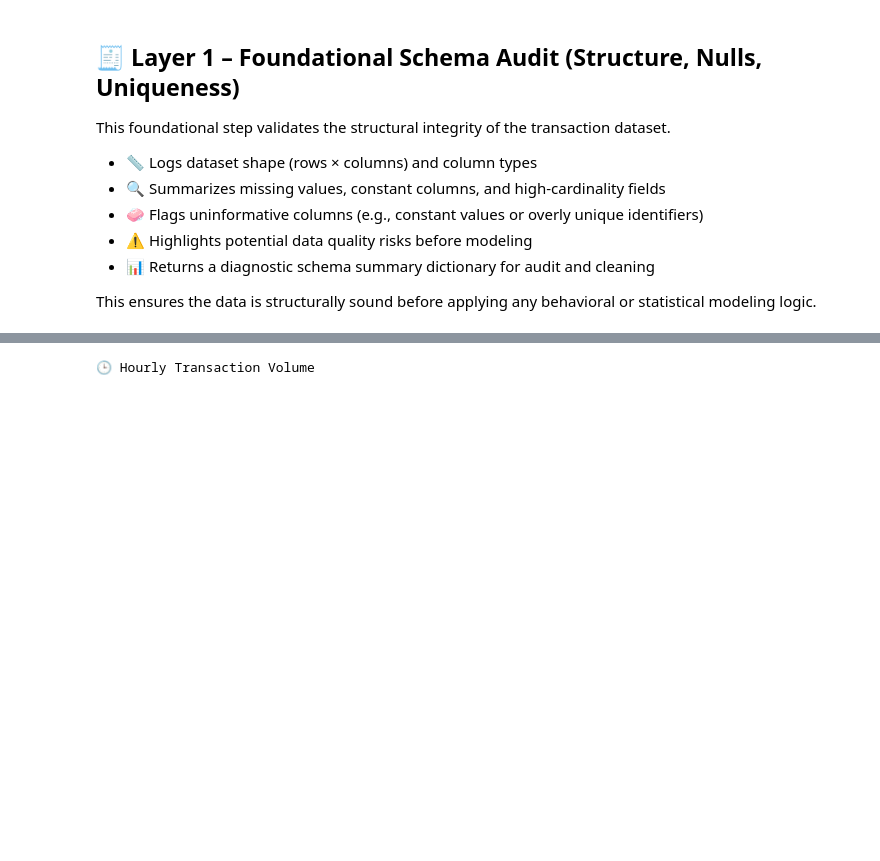
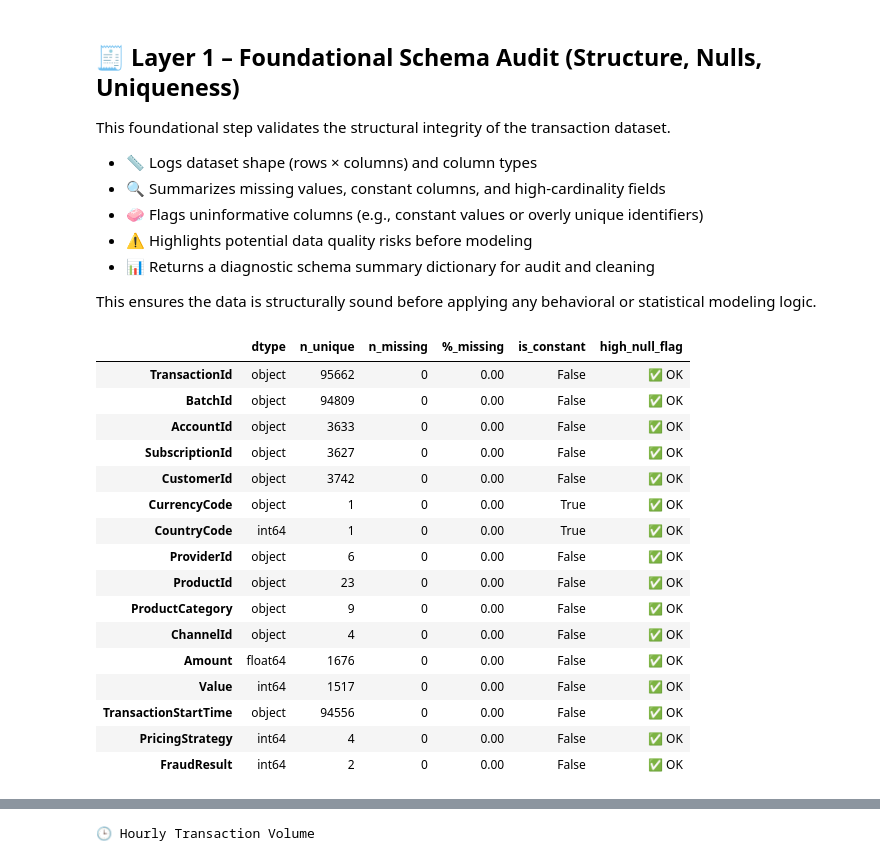
Before and after one commit to NabloP/b5w5-credit-scoring-challenge, a Jupyter notebook: notebooks/task-2-eda.ipynb, the cells around one changed output, grey strips where cells are left out. Saved outputs shown, nothing was run; the diff lists cells and outputs as text; code cells hidden in the pictures; blank space fills up the shorter version.

```diff
--- a/notebooks/task-2-eda.ipynb
+++ b/notebooks/task-2-eda.ipynb
@@ -135,36 +155,69 @@ This foundational step validates the structural integrity of the transaction dat
 
 This ensures the data is structurally sound before applying any behavioral or statistical modeling logic.
 # %%
-# ------------------------------------------------------------------------------
-# 🧾 Layer 1 – Foundational Schema Audit (Refactored, Defensive)
-# ------------------------------------------------------------------------------
+# ───────────────────────────────────────────────────────────────────────────────
+# 🧾 Layer 1 – Foundational Schema Audit (Refactored, Defensive, Styled)
+# ───────────────────────────────────────────────────────────────────────────────
 
-# ✅ Import the defensive schema auditor
+# ✅ 1. Import the defensive SchemaAuditor class
 from src.eda.schema_auditor import SchemaAuditor
 
-# ✅ Step 1: Initialize auditor with loaded transaction DataFrame
+# ✅ 2. Initialize SchemaAuditor with the transactional DataFrame
 auditor = SchemaAuditor(df)
 
-# ✅ Step 2: Run schema audit and capture report
-schema_report = auditor.report()
+# ✅ 3. Generate schema summary and capture results
+schema_summary_df = auditor.summarize_schema()
 
-# ✅ Step 3: Display top-level diagnostics
-print("📦 Dataset Overview")
-print(f"→ Rows:     {schema_report['shape'][0]:,}")
-print(f"→ Columns:  {schema_report['shape'][1]}")
+# ✅ 4. Display styled schema summary for notebook review (optional, safe fallback)
+try:
+    display(auditor.styled_summary())
+except Exception:
+    print("⚠️ Styled schema display skipped (non-notebook environment detected).")
 
+# ✅ 5. Print concise diagnostics on schema health
+auditor.print_diagnostics()
+
+# ✅ 6. Check for duplicate identifiers (adjust column names as needed)
+# Ensure correct case: use "CustomerId" not "CustomerID"
+auditor.check_duplicate_ids(id_columns=["CustomerId"])
+
+# ✅ 7. Manual schema snapshot for reproducibility (useful in reports or scripting)
+
+print("\n📦 Dataset Overview")
+print(f"→ Rows:    {df.shape[0]:,}")
+print(f"→ Columns: {df.shape[1]}")
+
+# 🧊 List columns with constant values (no variance)
+constant_cols = schema_summary_df[schema_summary_df["is_constant"]].index.tolist()
 print("\n🧊 Constant Columns:")
-print(schema_report["constant_columns"] or "✅ None")
+print(constant_cols if constant_cols else "✅ None")
 
-print("\n🔢 High-Cardinality Columns (90%+ unique):")
-print(schema_report["high_cardinality"] or "✅ None")
+# 📉 List columns with high missingness (>50%)
+high_missing_cols = schema_summary_df[
+    schema_summary_df["%_missing"] > 50
+].index.tolist()
+print("\n📉 High-Missing Columns (>50%):")
+print(high_missing_cols if high_missing_cols else "✅ None")
 
-print("\n📉 Null Counts:")
-for col, count in schema_report["null_counts"].items():
-    if count > 0:
-        print(f"• {col}: {count:,} missing values")
-
-print("\n🔍 Data Types:")
-for col, dtype in schema_report["dtypes"].items():
+# 🔢 Print data types for modeling decisions
+print("\n🔢 Data Types by Column:")
+for col, dtype in schema_summary_df["dtype"].items():
     print(f"• {col}: {dtype}")
 # %% [output]
+|  | dtype | n_unique | n_missing | %_missing | is_constant | high_null_flag |
+| TransactionId | object | 95662 | 0 | 0.00 | False | ✅ OK |
+| BatchId | object | 94809 | 0 | 0.00 | False | ✅ OK |
+| AccountId | object | 3633 | 0 | 0.00 | False | ✅ OK |
+| SubscriptionId | object | 3627 | 0 | 0.00 | False | ✅ OK |
+| CustomerId | object | 3742 | 0 | 0.00 | False | ✅ OK |
+| CurrencyCode | object | 1 | 0 | 0.00 | True | ✅ OK |
+| CountryCode | int64 | 1 | 0 | 0.00 | True | ✅ OK |
+| ProviderId | object | 6 | 0 | 0.00 | False | ✅ OK |
+| ProductId | object | 23 | 0 | 0.00 | False | ✅ OK |
+| ProductCategory | object | 9 | 0 | 0.00 | False | ✅ OK |
+| ChannelId | object | 4 | 0 | 0.00 | False | ✅ OK |
+| Amount | float64 | 1676 | 0 | 0.00 | False | ✅ OK |
+| Value | int64 | 1517 | 0 | 0.00 | False | ✅ OK |
+| TransactionStartTime | object | 94556 | 0 | 0.00 | False | ✅ OK |
+| PricingStrategy | int64 | 4 | 0 | 0.00 | False | ✅ OK |
+| FraudResult | int64 | 2 | 0 | 0.00 | False | ✅ OK |
```
Also changed, not shown: parts of 19 cells of this notebook, 16 other files.
